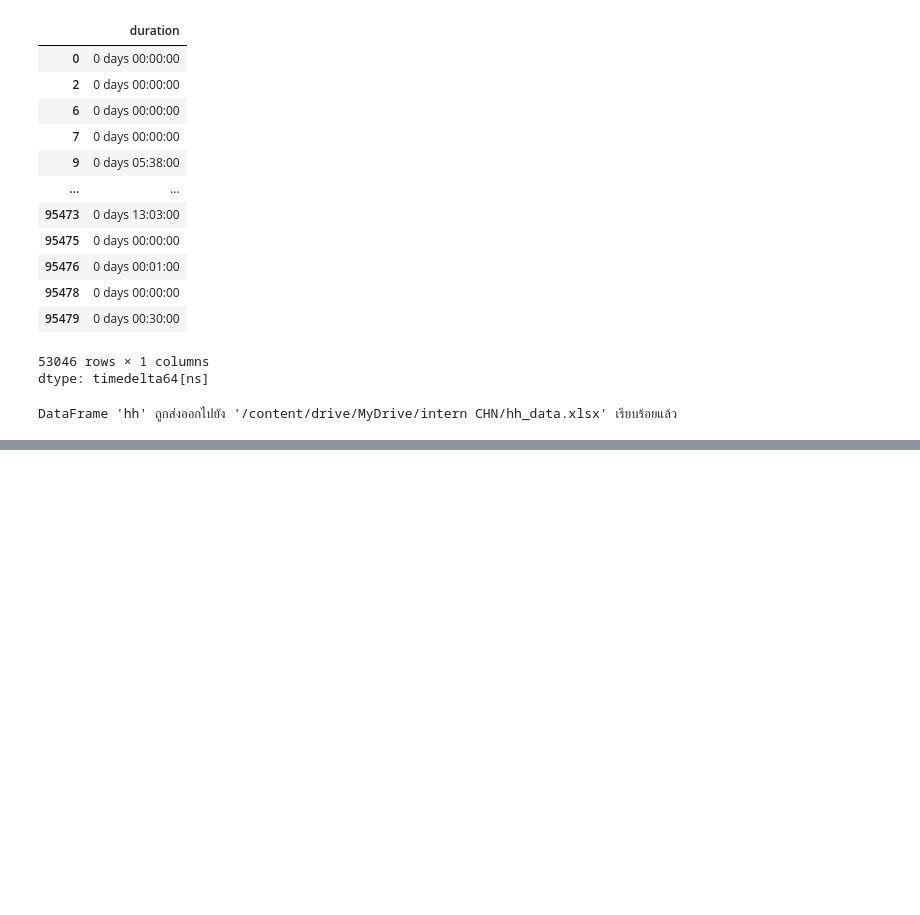
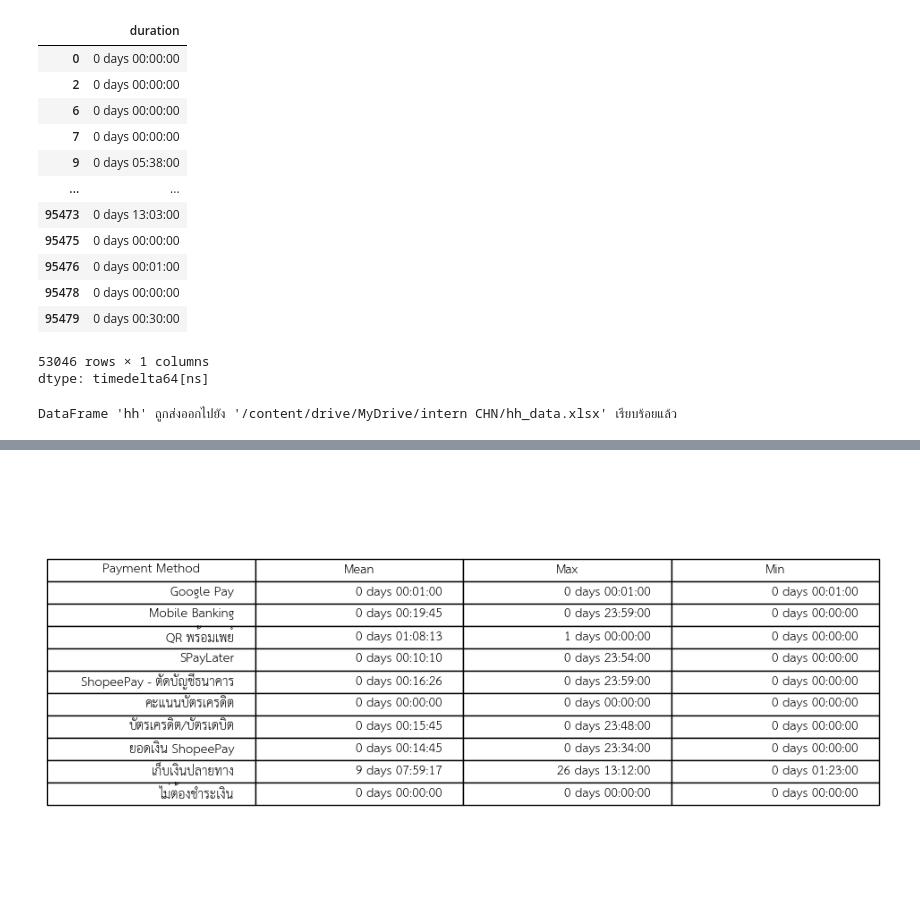
Before and after one commit to bugsotim/INTERNSHIP_CN_2026, a Jupyter notebook: shopee.ipynb, the cells around one changed output, grey strips where cells are left out. Saved outputs shown, nothing was run; the diff lists cells and outputs as text; code cells hidden in the pictures; blank space fills up the shorter version.

```diff
--- a/shopee.ipynb
+++ b/shopee.ipynb
@@ -3219,0 +3405,19 @@ DataFrame 'hh' ถูกส่งออกไปยัง '/content/drive/MyDriv
+# %%
+import matplotlib.pyplot as plt
+
+fig, ax = plt.subplots(figsize=(10,6))
+ax.axis('off')
+
+table = ax.table(
+    cellText=summary.values,
+    colLabels=summary.columns,
+    loc='center'
+)
+
+table.auto_set_font_size(False)
+table.set_fontsize(10)
+table.scale(1.2, 1.5)
+
+plt.show()
+# %% [output]
+[figure, added]
```
Also changed, not shown: parts of 32 cells of this notebook.
